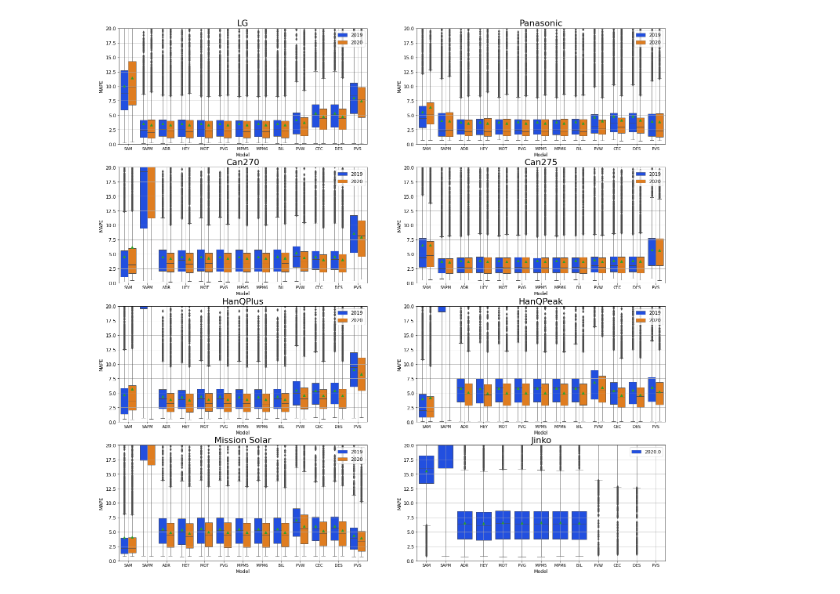
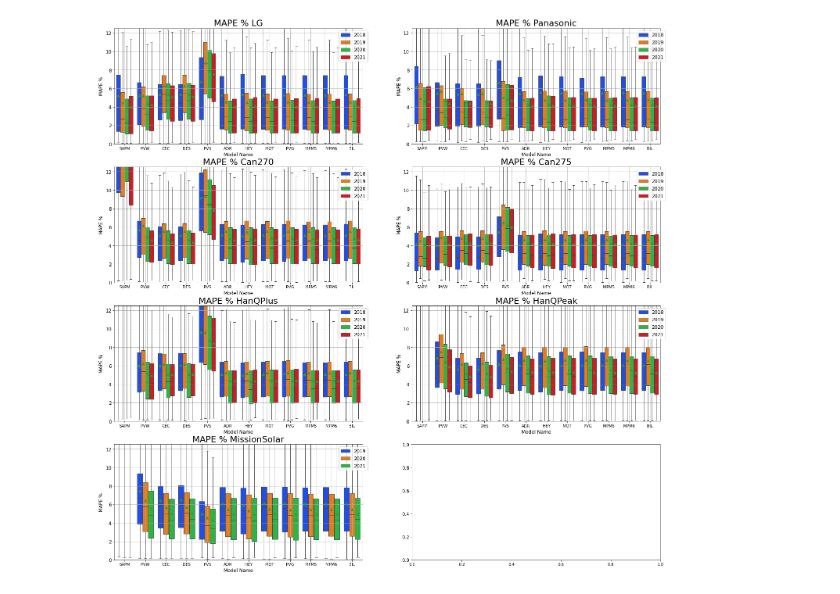
Before and after one commit to lmdeville/PV-Modeling, a Jupyter notebook: PVLT/PVLT_Loop.ipynb, the cells around one changed output. Drawn from its saved outputs; the diff is of its cells as text; code cells hidden in the pictures.

```diff
--- a/PVLT/PVLT_Loop.ipynb
+++ b/PVLT/PVLT_Loop.ipynb
@@ -30,8 +30,10 @@ mpl.rcParams['xtick.labelsize']=10
 #mpl.rcParams['font.weight']='bold'
 mpl.rcParams['axes.titlesize']=22
 
-mod_names = 'LG', 'Panasonic', 'Can270', 'Can275', 'HanQPlus', 'HanQPeak', 'MissionSolar', 'Jinko'
+mod_names = 'LG', 'Panasonic', 'Can270', 'Can275', 'HanQPlus', 'HanQPeak', 'MissionSolar'#, 'Jinko'
 mettablename =  'dbo.SNLA_Met_DataOut'
+# %%
+results=[]
 # %%
 for mod_name in mod_names:
 
@@ -326,0 +321,14 @@ for mod_name in mod_names:
+# %%
+#Filters results based on solar elevation
+meta = pd.concat(results, ignore_index=True)
+
+
+strings = ['Str_1','Str_2','Str_3','Str_4']
+for string in strings:
+    meta['Diff ' + string] = (meta['Modeled Power'] - meta[string])
+meta['MBE'] = (meta['Diff Str_1'] + meta['Diff Str_2'] + meta['Diff Str_3'] + meta['Diff Str_4'])/4
+#for string in strings:
+ #    meta['Abs%Diff ' + string] = 100* abs((meta['Modeled Power'] - meta[string])/(meta[string]))
+#meta['MAPE %'] = ((meta.iloc[:,[9,10,11,12]].mean(axis=1)))
+
+#meta.to_csv(mod_name + '_meta.csv')
@@ -327,51 +351,38 @@ for mod_name in mod_names:
 # %%
-fig, axes = plt.subplots(nrows=4, ncols=2, figsize=(25,25))#, sharex = 'all', sharey = 'all')
-mape = pd.read_csv('LG_mape.csv')
-ax = sns.boxplot(x = 'Model', y = 'MAPE', data = mape,hue='Year', showmeans=True,ax = axes[0,0], palette='bright')
-ax.set_ylim([0,20])
+fig, axes = plt.subplots(nrows=4, ncols=2, figsize=(25,25))
+ax = sns.boxplot(x='Model Name', y='MAPE %', data = meta.loc[meta['System']=='LG'], hue='Year', showmeans=True,ax = axes[0,0], showfliers=False,palette='bright')
+ax.set_ylim([0,12.5])
 ax.grid(True)
-ax.legend(loc='upper right')
-ax.set_title('LG')
-mape = pd.read_csv('Panasonic_mape.csv')
-ax = sns.boxplot(x = 'Model', y = 'MAPE', data = mape,hue='Year' ,showmeans=True, ax = axes[0,1], palette='bright')
-ax.set_ylim([0,20])
+ax.legend(bbox_to_anchor= (1.03, 1), loc='upper right')
+ax.set_title('MAPE % LG')
+ax = sns.boxplot(x='Model Name', y='MAPE %', data = meta.loc[meta['System']=='Panasonic'], hue='Year', showmeans=True,ax = axes[0,1], showfliers=False,palette='bright')
+ax.set_ylim([0,12.5])
 ax.grid(True)
-ax.legend(loc='upper right')
-ax.set_title('Panasonic')
-mape = pd.read_csv('Can270_mape.csv')
-ax = sns.boxplot(x = 'Model', y = 'MAPE', data = mape,hue='Year', showmeans=True, ax = axes[1,0], palette='bright')
-ax.set_ylim([0,20])
+ax.legend(bbox_to_anchor= (1.03, 1), loc='upper right')
+ax.set_title('MAPE % Panasonic')
+ax = sns.boxplot(x='Model Name', y='MAPE %', data = meta.loc[meta['System']=='Can270'], hue='Year', showmeans=True,ax = axes[1,0], showfliers=False,palette='bright')
+ax.set_ylim([0,12.5])
 ax.grid(True)
-ax.legend(loc='upper right')
-ax.set_title('Can270')
-mape = pd.read_csv('Can275_mape.csv')
-ax = sns.boxplot(x = 'Model', y = 'MAPE', data = mape, hue='Year',showmeans=True, ax = axes[1,1], palette='bright')
-ax.set_ylim([0,20])
+ax.legend(bbox_to_anchor= (1.03, 1), loc='upper right')
+ax.set_title('MAPE % Can270')
+ax = sns.boxplot(x='Model Name', y='MAPE %', data = meta.loc[meta['System']=='Can275'], hue='Year', showmeans=True,ax = axes[1,1], showfliers=False,palette='bright')
+ax.set_ylim([0,12.5])
 ax.grid(True)
-ax.legend(loc='upper right')
-ax.set_title('Can275')
-mape = pd.read_csv('HanQPlus_mape.csv')
-ax = sns.boxplot(x = 'Model', y = 'MAPE', data = mape,hue='Year', showmeans=True, ax = axes[2,0], palette='bright')
-ax.set_ylim([0,20])
+ax.legend(bbox_to_anchor= (1.03, 1), loc='upper right')
+ax.set_title('MAPE % Can275')
+ax = sns.boxplot(x='Model Name', y='MAPE %', data = meta.loc[meta['System']=='HanQPlus'], hue='Year', showmeans=True,ax = axes[2,0], showfliers=False,palette='bright')
+ax.set_ylim([0,12.5])
 ax.grid(True)
-ax.legend(loc='upper right')
-ax.set_title('HanQPlus')
-mape = pd.read_csv('HanQPeak_mape.csv')
-ax = sns.boxplot(x = 'Model', y = 'MAPE', data = mape,hue='Year', showmeans=True, ax = axes[2,1], palette='bright')
-ax.set_ylim([0,20])
+ax.legend(bbox_to_anchor= (1.03, 1), loc='upper right')
+ax.set_title('MAPE % HanQPlus')
+ax = sns.boxplot(x='Model Name', y='MAPE %', data = meta.loc[meta['System']=='HanQPeak'], hue='Year', showmeans=True,ax = axes[2,1], showfliers=False,palette='bright')
+ax.set_ylim([0,12.5])
 ax.grid(True)
-ax.legend(loc='upper right')
-ax.set_title('HanQPeak')
-mape = pd.read_csv('MissionSolar_mape.csv')
-ax = sns.boxplot(x = 'Model', y = 'MAPE', data = mape,hue='Year', showmeans=True, ax = axes[3,0], palette='bright')
-ax.set_ylim([0,20])
+ax.legend(bbox_to_anchor= (1.03, 1), loc='upper right')
+ax.set_title('MAPE % HanQPeak')
+ax = sns.boxplot(x='Model Name', y='MAPE %', data = meta.loc[meta['System']=='MissionSolar'], hue='Year', showmeans=True,ax = axes[3,0], showfliers=False,palette='bright')
+ax.set_ylim([0,12.5])
 ax.grid(True)
-ax.legend(loc='upper right')
-ax.set_title('Mission Solar')
-mape = pd.read_csv('Jinko_mape.csv')
-ax = sns.boxplot(x = 'Model', y = 'MAPE', data = mape, hue='Year',showmeans=True, ax = axes[3,1], palette='bright')
-ax.set_ylim([0,20])
-ax.grid(True)
-ax.legend(loc='upper right')
-ax.set_title('Jinko')
+ax.legend(bbox_to_anchor= (1.03, 1), loc='upper right')
+ax.set_title('MAPE % MissionSolar')
 # %% [output]
@@ -379 +390 @@ Text(0.5, 1.0, 'Jinko')
-[figure, old version]
+[figure, new version]
```
Also changed, not shown: parts of 5 cells of this notebook, 1 other file.
